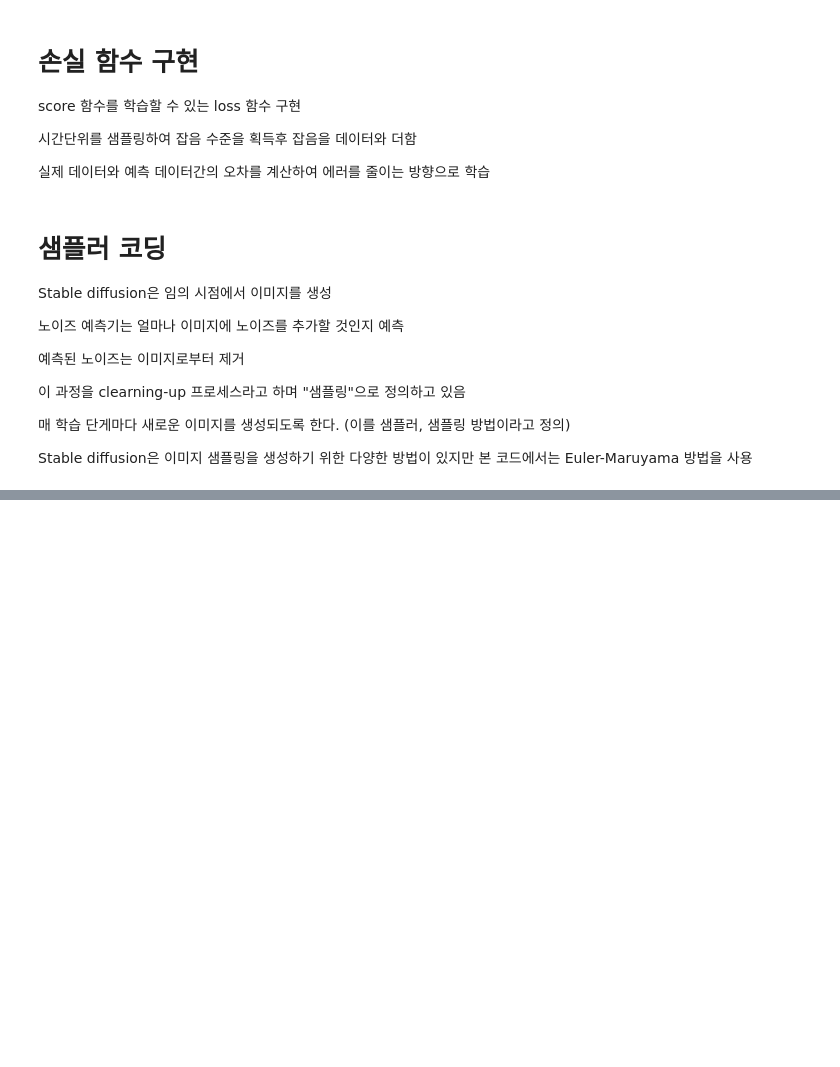
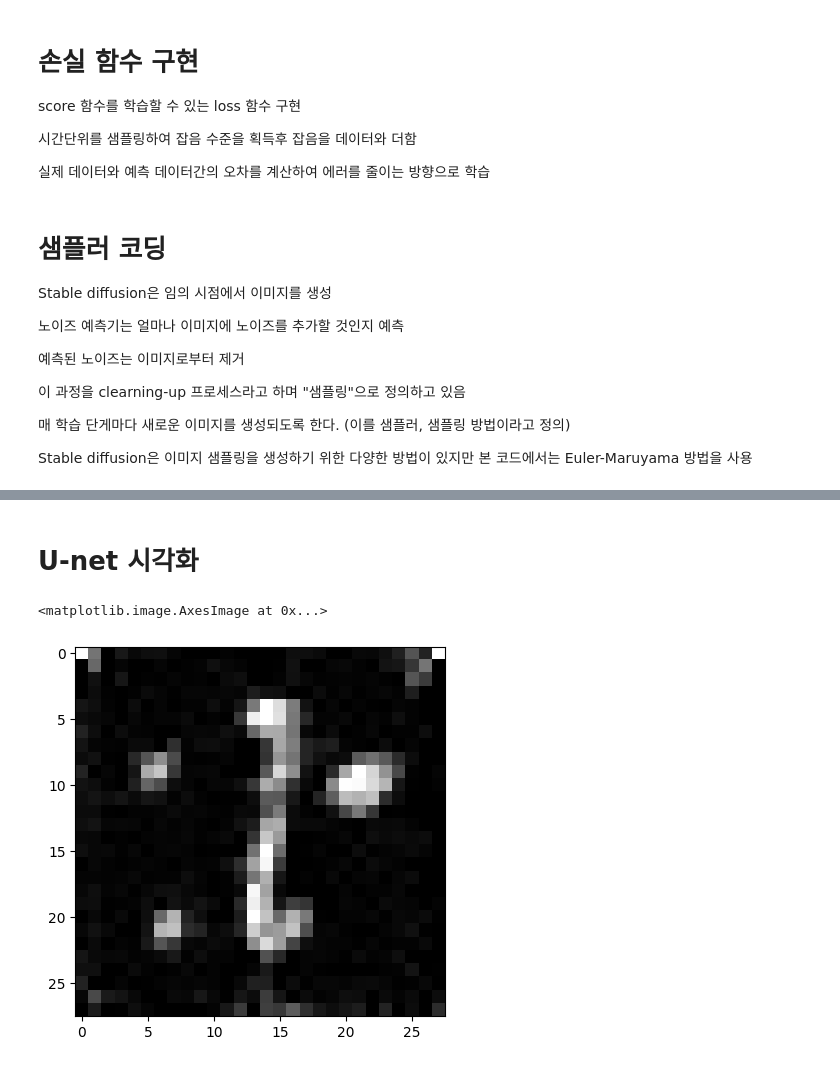
Before and after one commit to Lee-SeungYeol/mnist-stable-diffusion, a Jupyter notebook: tutorial/mnist_tutorial.ipynb, the cells around one changed output, grey strips where cells are left out. Saved outputs shown, nothing was run; the diff lists cells and outputs as text; code cells hidden in the pictures; blank space fills up the shorter version.

```diff
--- a/tutorial/mnist_tutorial.ipynb
+++ b/tutorial/mnist_tutorial.ipynb
@@ -232,7 +234,7 @@ def marginal_prob_std(t,sigma): # 시간 t 에 대한 표준 편차 반환 함
     return torch.sqrt((sigma**(2*t)-1)/2/np.log(sigma)) # sqrt 표준 편차 계산 (표준편차=분산의 제곱근)
 
 def diffusion_coeff(t,sigma): # 확산 계산 함수수
-    return torch.tenosr(sigma**t,device=device)
+    return torch.tensor(sigma**t,device=device)
 
 sigma=25.0
 marginal_prob_std_fn=functions.partial(marginal_prob_std,sigma=sigma)
@@ -285,8 +287,8 @@ def Euler_Maruyama_sampler(
         y=None # 타겟 텐서
 ):
     t=torch.ones(batch_size,device=device)
-    init_x=torch.randn(batch_size,*x_shape,device=device) # [batch_size,channel, height, width]
-    time_stpes=torch.linespace(1.,eps,num_steps,deivce=device) #[numsteps]
+    init_x=torch.randn(batch_size,*x_shape,device=device)*marginal_prob_std(t)[:,None,None,None] # [batch_size,channel, height, width]
+    time_stpes=torch.linspace(1.,eps,num_steps,device=device) #[numsteps]
 
     step_size=time_stpes[0]-time_stpes[1] # Steip size 시리즈
     x=x=init_x # 시간 t에 대한 초기 샘플
@@ -301,0 +306,28 @@ def Euler_Maruyama_sampler(
+# %%
+batch_size=2048
+
+transform=transforms.Compose([
+    transforms.ToTensor()
+])
+dataset=torchvision.datasets.MNIST('../data',train=True,transform=transform,download=True)
+data_loader=torch.utils.data.DataLoader(dataset,batch_size=batch_size,shuffle=True)
+
+n_epoch=50
+lr=5e-4
+score_model = torch.nn.DataParallel(Unet(marginal_prob_std=marginal_prob_std_fn))
+score_model = score_model.to(device)
+optimizer=optim.Adam(score_model.parameters(),lr=lr)
+for epoch in tqdm(range(n_epoch)):
+    avg_loss=0
+    num_items=0
+    for x, y in tqdm(data_loader):
+        x=x.to(device)
+        loss = loss_fn(score_model,x,marginal_prob_std_fn)
+        #print(loss)
+        optimizer.zero_grad()
+        loss.backward()
+        optimizer.step()
+        avg_loss+=loss.item()*x.shape[0]
+        num_items+=x.shape[0]
+    print(f"EPOCH: {epoch}   Average Loss: {avg_loss/num_items}")
+    torch.save(score_model.state_dict(),'./models/mnist_unet.pth')
@@ -301,0 +348,15 @@ def Euler_Maruyama_sampler(
+# %% [markdown]
+# U-net 시각화
+# %%
+sample_batch_size = 64
+num_steps = 500
+sampler = Euler_Maruyama_sampler  # Euler-Maruyama sampler 사용
+samples = sampler(score_model, marginal_prob_std_fn,
+                  diffusion_coeff_fn, sample_batch_size,
+                  num_steps=num_steps, device=device, y=None)
+samples = samples.clamp(0.0, 1.0)
+
+plt.imshow(samples[0].cpu().detach().permute(1,2,0),cmap='gray')
+# %% [output]
+<matplotlib.image.AxesImage at 0x...>
+[figure, added]
```
Also changed, not shown: parts of 7 cells of this notebook, 1 other file.
